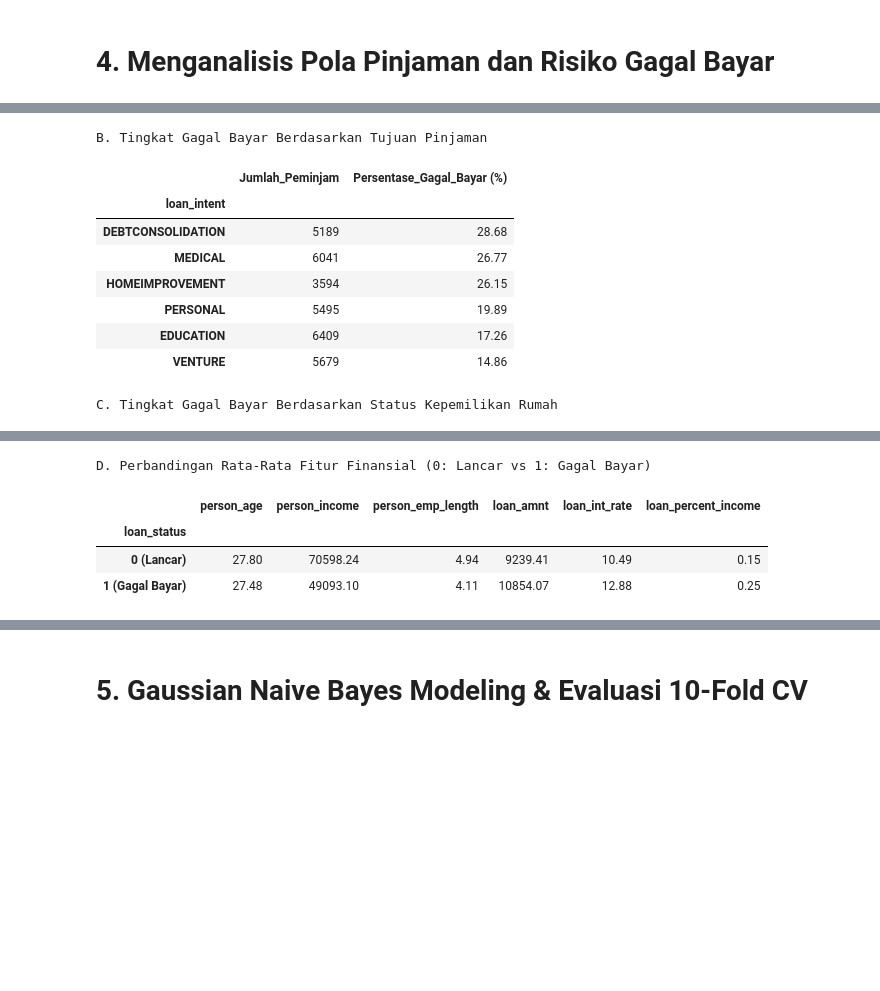
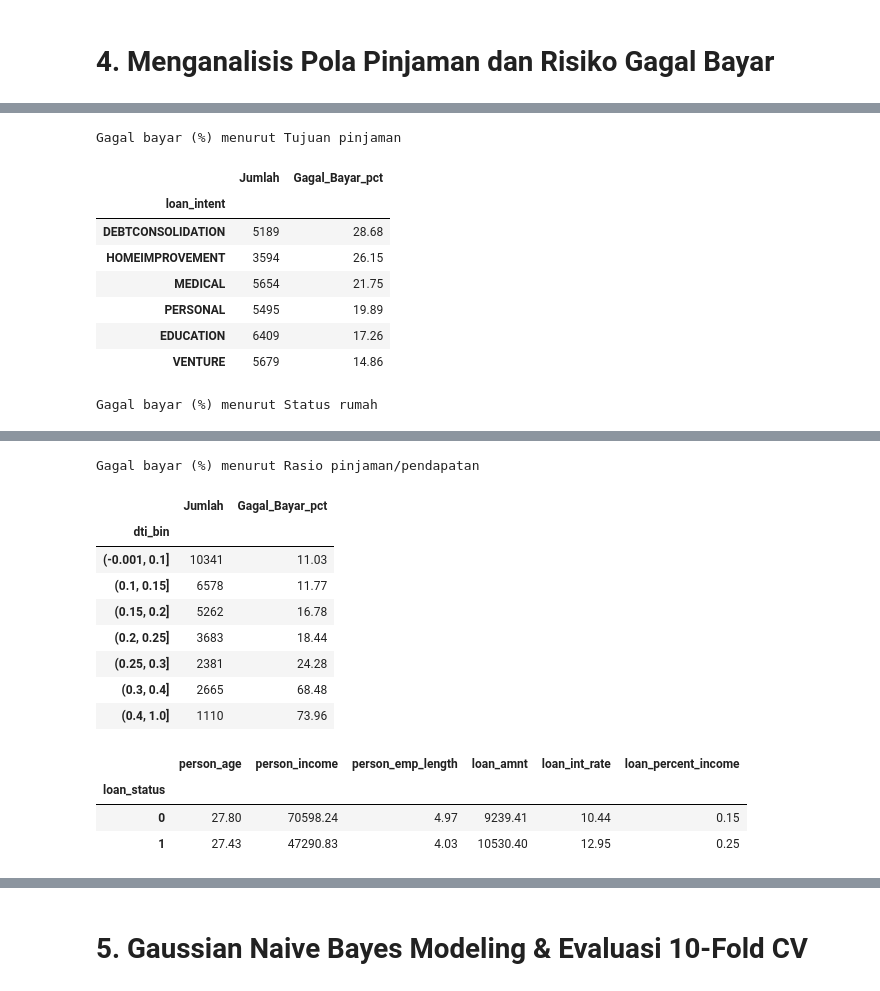
Before and after one commit to ArluxSho/credit-risk-prediction-naive-bayes, a Jupyter notebook: credit_risk_classification.ipynb, the cells around one changed output, grey strips where cells are left out. Saved outputs shown, nothing was run; the diff lists cells and outputs as text; code cells hidden in the pictures; blank space fills up the shorter version.

```diff
--- a/credit_risk_classification.ipynb
+++ b/credit_risk_classification.ipynb
@@ -114,2 +145,6 @@ df_clean = df.copy()
+# %%
+# rapikan teks kategori
+for c in ['person_home_ownership','loan_intent','loan_grade','cb_person_default_on_file']:
+    df_clean[c] = df_clean[c].astype(str).str.strip().str.upper()
 # %%
 # menghapus baris duplikat
@@ -144,16 +196,0 @@ df_eda = df_clean.copy()
-# %%
-# mengubah tipe data fitur kategorikal menjadi numerik
-grade_mapping = {'A': 0, 'B': 1, 'C': 2, 'D': 3, 'E': 4, 'F': 5, 'G': 6}
-default_mapping = {'N': 0, 'Y': 1}
-df_clean['loan_grade'] = df_clean['loan_grade'].map(grade_mapping)
-df_clean['cb_person_default_on_file'] = df_clean['cb_person_default_on_file'].map(default_mapping)
-
-df_encoded = pd.get_dummies(
-    df_clean,
-    columns=['person_home_ownership', 'loan_intent'],
-    drop_first=True,
-    dtype=int
-)
-
-X = df_encoded.drop('loan_status', axis=1)
-y = df_encoded['loan_status']
@@ -180,26 +213,20 @@ Sampel 5 Baris Data Setelah Encoding & StandardScaler
 # %% [markdown]
 # 4. Menganalisis Pola Pinjaman dan Risiko Gagal Bayar
 # %%
-# menampilkan tabel pola gagal bayar berdasarkan kategori utama
-grade_default = df_eda.groupby('loan_grade')['loan_status'].agg(Jumlah_Peminjam='count', Rasio_Gagal_Bayar='mean')
-grade_default['Persentase_Gagal_Bayar (%)'] = (grade_default['Rasio_Gagal_Bayar'] * 100).round(2)
+# menganalisis rasio gagal bayar menurut kategori fitur
+def rate_table(col, order=None):
+    t = df_clean.groupby(col)['loan_status'].agg(Jumlah='count', Gagal_Bayar_pct=lambda s: round(s.mean()*100, 2))
+    return t.sort_values('Gagal_Bayar_pct', ascending=False) if order is None else t.loc[order]
 
-intent_default = df_eda.groupby('loan_intent')['loan_status'].agg(Jumlah_Peminjam='count', Rasio_Gagal_Bayar='mean').sort_values(by='Rasio_Gagal_Bayar', ascending=False)
-intent_default['Persentase_Gagal_Bayar (%)'] = (intent_default['Rasio_Gagal_Bayar'] * 100).round(2)
+bins = [0, .10, .15, .20, .25, .30, .40, 1]
+df_clean['dti_bin'] = pd.cut(df_clean['loan_percent_income'], bins, include_lowest=True)
 
-home_default = df_eda.groupby('person_home_ownership')['loan_status'].agg(Jumlah_Peminjam='count', Rasio_Gagal_Bayar='mean').sort_values(by='Rasio_Gagal_Bayar', ascending=False)
-home_default['Persentase_Gagal_Bayar (%)'] = (home_default['Rasio_Gagal_Bayar'] * 100).round(2)
+for title, t in [('Grade', rate_table('loan_grade')), ('Tujuan pinjaman', rate_table('loan_intent')),
+                 ('Status rumah', rate_table('person_home_ownership')),
+                 ('Rasio pinjaman/pendapatan', df_clean.groupby('dti_bin', observed=True)['loan_status']
+                      .agg(Jumlah='count', Gagal_Bayar_pct=lambda s: round(s.mean()*100, 2)))]:
+    print(f"\nGagal bayar (%) menurut {title}"); display(t)
 
-print("A. Tingkat Gagal Bayar Berdasarkan Grade Pinjaman")
-display(grade_default[['Jumlah_Peminjam', 'Persentase_Gagal_Bayar (%)']])
-
-print("\nB. Tingkat Gagal Bayar Berdasarkan Tujuan Pinjaman")
-display(intent_default[['Jumlah_Peminjam', 'Persentase_Gagal_Bayar (%)']])
-
-print("\nC. Tingkat Gagal Bayar Berdasarkan Status Kepemilikan Rumah")
-display(home_default[['Jumlah_Peminjam', 'Persentase_Gagal_Bayar (%)']])
-
-print("\nD. Perbandingan Rata-Rata Fitur Finansial (0: Lancar vs 1: Gagal Bayar)")
-num_cols = ['person_age', 'person_income', 'person_emp_length', 'loan_amnt', 'loan_int_rate', 'loan_percent_income']
-display(df_eda.groupby('loan_status')[num_cols].mean().round(2).rename(index={0: '0 (Lancar)', 1: '1 (Gagal Bayar)'}))
+display(df_clean.groupby('loan_status')[['person_age','person_income','person_emp_length','loan_amnt',
+        'loan_int_rate','loan_percent_income']].mean().round(2))
 # %% [output]
@@ -216,10 +243,10 @@ A. Tingkat Gagal Bayar Berdasarkan Grade Pinjaman
-B. Tingkat Gagal Bayar Berdasarkan Tujuan Pinjaman
+Gagal bayar (%) menurut Tujuan pinjaman
-|  | Jumlah_Peminjam | Persentase_Gagal_Bayar (%) |
+|  | Jumlah | Gagal_Bayar_pct |
 | loan_intent |  |  |
 | DEBTCONSOLIDATION | 5189 | 28.68 |
-| MEDICAL | 6041 | 26.77 |
 | HOMEIMPROVEMENT | 3594 | 26.15 |
+| MEDICAL | 5654 | 21.75 |
 | PERSONAL | 5495 | 19.89 |
 | EDUCATION | 6409 | 17.26 |
 | VENTURE | 5679 | 14.86 |
-C. Tingkat Gagal Bayar Berdasarkan Status Kepemilikan Rumah
+Gagal bayar (%) menurut Status rumah
@@ -232,8 +259,17 @@ C. Tingkat Gagal Bayar Berdasarkan Status Kepemilikan Rumah
-D. Perbandingan Rata-Rata Fitur Finansial (0: Lancar vs 1: Gagal Bayar)
+Gagal bayar (%) menurut Rasio pinjaman/pendapatan
-|  | person_age | person_income | person_emp_length | loan_amnt | loan_int_rate | loan_percent_income |
-| loan_status |  |  |  |  |  |  |
-| 0 (Lancar) | 27.80 | 70598.24 | 4.94 | 9239.41 | 10.49 | 0.15 |
-| 1 (Gagal Bayar) | 27.48 | 49093.10 | 4.11 | 10854.07 | 12.88 | 0.25 |
+|  | Jumlah | Gagal_Bayar_pct |
+| dti_bin |  |  |
+| (-0.001, 0.1] | 10341 | 11.03 |
+| (0.1, 0.15] | 6578 | 11.77 |
+| (0.15, 0.2] | 5262 | 16.78 |
+| (0.2, 0.25] | 3683 | 18.44 |
+| (0.25, 0.3] | 2381 | 24.28 |
+| (0.3, 0.4] | 2665 | 68.48 |
+| (0.4, 1.0] | 1110 | 73.96 |
+|  | person_age | person_income | person_emp_length | loan_amnt | loan_int_rate | loan_percent_income |
+| loan_status |  |  |  |  |  |  |
+| 0 | 27.80 | 70598.24 | 4.97 | 9239.41 | 10.44 | 0.15 |
+| 1 | 27.43 | 47290.83 | 4.03 | 10530.40 | 12.95 | 0.25 |
 # %%
 # visualisasi pola pinjaman dan gagal bayar
 fig, axes = plt.subplots(2, 2, figsize=(14, 10))
```
Also changed, not shown: parts of 34 cells of this notebook.
